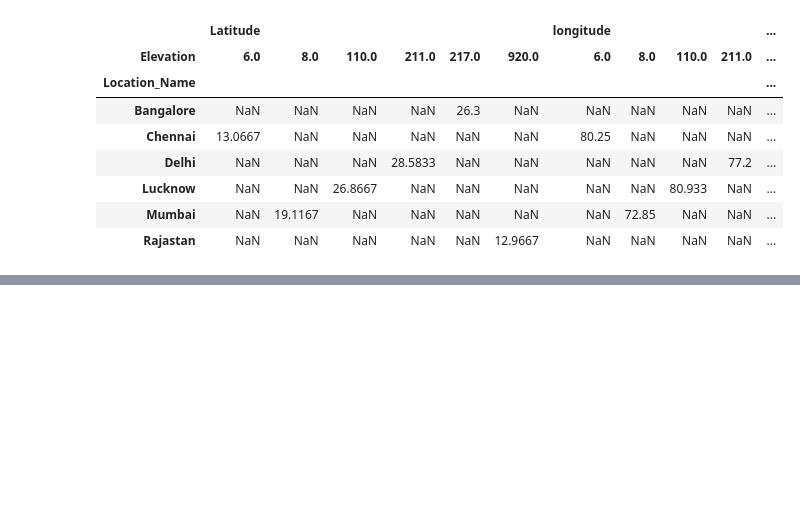
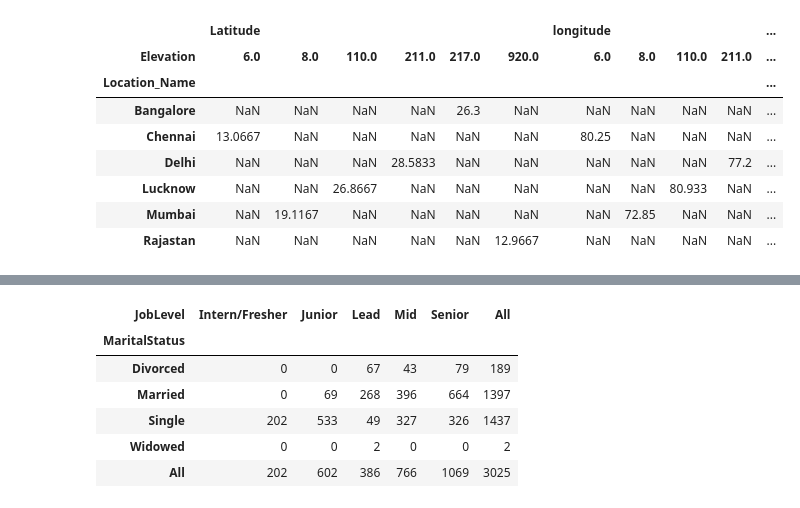
Before and after one commit to BalaMahalakshmi/Python, a Jupyter notebook: pandas.ipynb, the cells around one changed output, grey strips where cells are left out. Drawn from its saved outputs; the diff is of its cells as text; code cells hidden in the pictures; blank space fills up the shorter version.

```diff
--- a/pandas.ipynb
+++ b/pandas.ipynb
@@ -888,0 +987,10 @@ df.pivot_table(index="Location_Name", columns="Elevation", margins=True)
+# %%
+pd.crosstab(df.MaritalStatus,df.JobLevel, margins=True)
+# %% [output]
+| JobLevel | Intern/Fresher | Junior | Lead | Mid | Senior | All |
+| MaritalStatus |  |  |  |  |  |  |
+| Divorced | 0 | 0 | 67 | 43 | 79 | 189 |
+| Married | 0 | 69 | 268 | 396 | 664 | 1397 |
+| Single | 202 | 533 | 49 | 327 | 326 | 1437 |
+| Widowed | 0 | 0 | 2 | 0 | 0 | 2 |
+| All | 202 | 602 | 386 | 766 | 1069 | 3025 |
```
Also changed, not shown: parts of 12 cells of this notebook.
